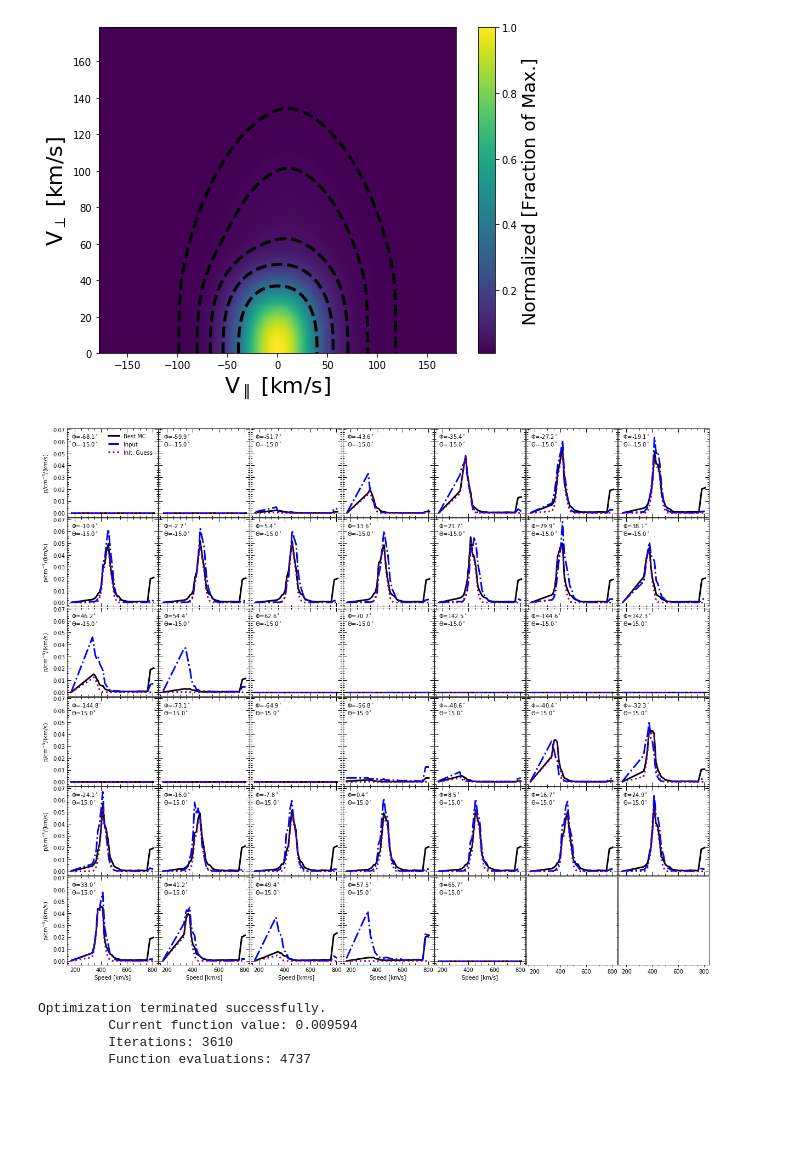
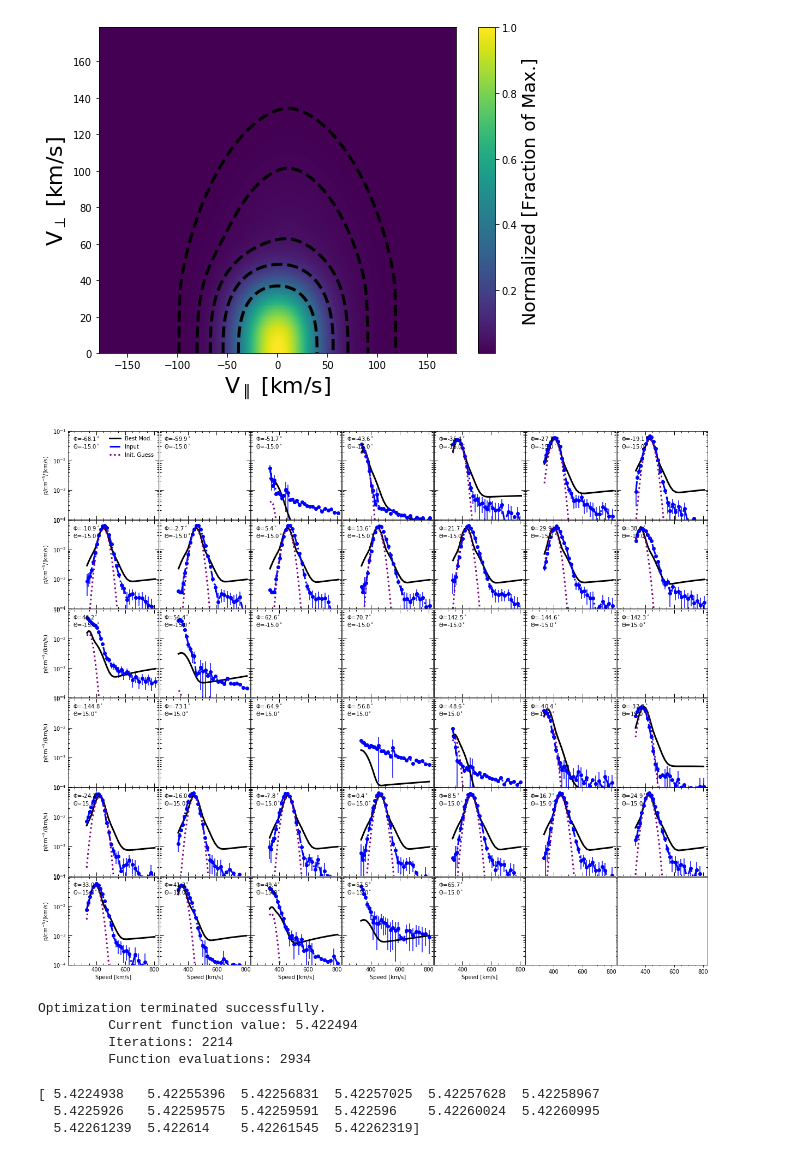
Before and after one commit to jprchlik/faraday_cup_int, a Jupyter notebook: wind_eff_area/simplified_wind_spectral_fit.ipynb, the cells around one changed output. Drawn from its saved outputs; the diff is of its cells as text; code cells hidden in the pictures; blank space fills up the shorter version.

```diff
--- a/wind_eff_area/simplified_wind_spectral_fit.ipynb
+++ b/wind_eff_area/simplified_wind_spectral_fit.ipynb
@@ -73,35 +72,35 @@ vel_clip = 200. #km/s
 dis_vdf_human = mdv.make_discrete_gennorm_vdf(human_guess,b_gse,pres=1.00,qres=1.00,clip=vel_clip,
                                                   add_ring=human_guess[8:])
 #Plot what the velocity distribution looks like
 mdv.plot_vdf(dis_vdf_human)
 #measure the velocity distribution for each FC based on the input parameters
 samp = 15.
 for k,i in enumerate(fcs.keys()):
     i = 'fc_{0:1d}'.format(k)
     #updated using dynamic sampling 2018/10/12 J. Prchlik
     fcs[i]['dis_cur'] = mdv.arb_p_response(fcs[i]['x_meas'],dis_vdf_human,samp)
 
-mff.create_fc_grid_plot(fcs)
+mff.create_fc_grid_plot(fcs,log_plot=True,ylim=[1e-4,1e-1])
 # %% [output]
 (<matplotlib.figure.Figure at 0x...>,
  array([[<matplotlib.axes._subplots.AxesSubplot object at 0x...>,
          <matplotlib.axes._subplots.AxesSubplot object at 0x...>,
          <matplotlib.axes._subplots.AxesSubplot object at 0x...>,
          <matplotlib.axes._subplots.AxesSubplot object at 0x...>,
          <matplotlib.axes._subplots.AxesSubplot object at 0x...>,
          <matplotlib.axes._subplots.AxesSubplot object at 0x...>,
          <matplotlib.axes._subplots.AxesSubplot object at 0x...>],
         [<matplotlib.axes._subplots.AxesSubplot object at 0x...>,
          <matplotlib.axes._subplots.AxesSubplot object at 0x...>,
          <matplotlib.axes._subplots.AxesSubplot object at 0x...>,
          <matplotlib.axes._subplots.AxesSubplot object at 0x...>,
 ... (27 lines left out)
          <matplotlib.axes._subplots.AxesSubplot object at 0x...>,
          <matplotlib.axes._subplots.AxesSubplot object at 0x...>,
          <matplotlib.axes._subplots.AxesSubplot object at 0x...>,
          <matplotlib.axes._subplots.AxesSubplot object at 0x...>]], dtype=object))
 [figure]
-[figure, old version]
+[figure, new version]
 # %%
 #maximum tries
 max_try = 2200*3 #about 12 hours
@@ -111,10 +110,16 @@ x1 = time.time()
 #Try to minimize the sum squared errors for all FC to fit the best fit
 #True means include ring in final fit
 nm_human = optimize.minimize(mff.gennorm_2d_reconstruct,human_guess, args=(fcs,dis_vdf_human,True),method='Nelder-Mead',
-                            options={'xtol':1e-2,'ftol':1e-2,'disp':True,'maxiter':max_try,'maxfev':max_try})
+                            options={'xtol':1e-1,'ftol':1e-1,'disp':True,'maxiter':max_try,'maxfev':max_try})
 x2 = time.time()
 # %% [output]
 Optimization terminated successfully.
-         Current function value: 0.009594
-         Iterations: 3610
-         Function evaluations: 4737
+         Current function value: 5.422494
+         Iterations: 2214
+         Function evaluations: 2934
+# %%
+print(nm_human.final_simplex[1])
+# %% [output]
+[ 5.4224938   5.42255396  5.42256831  5.42257025  5.42257628  5.42258967
+  5.4225926   5.42259575  5.42259591  5.422596    5.42260024  5.42260995
+  5.42261239  5.422614    5.42261545  5.42262319]
```
Also changed, not shown: parts of 33 cells of this notebook.
